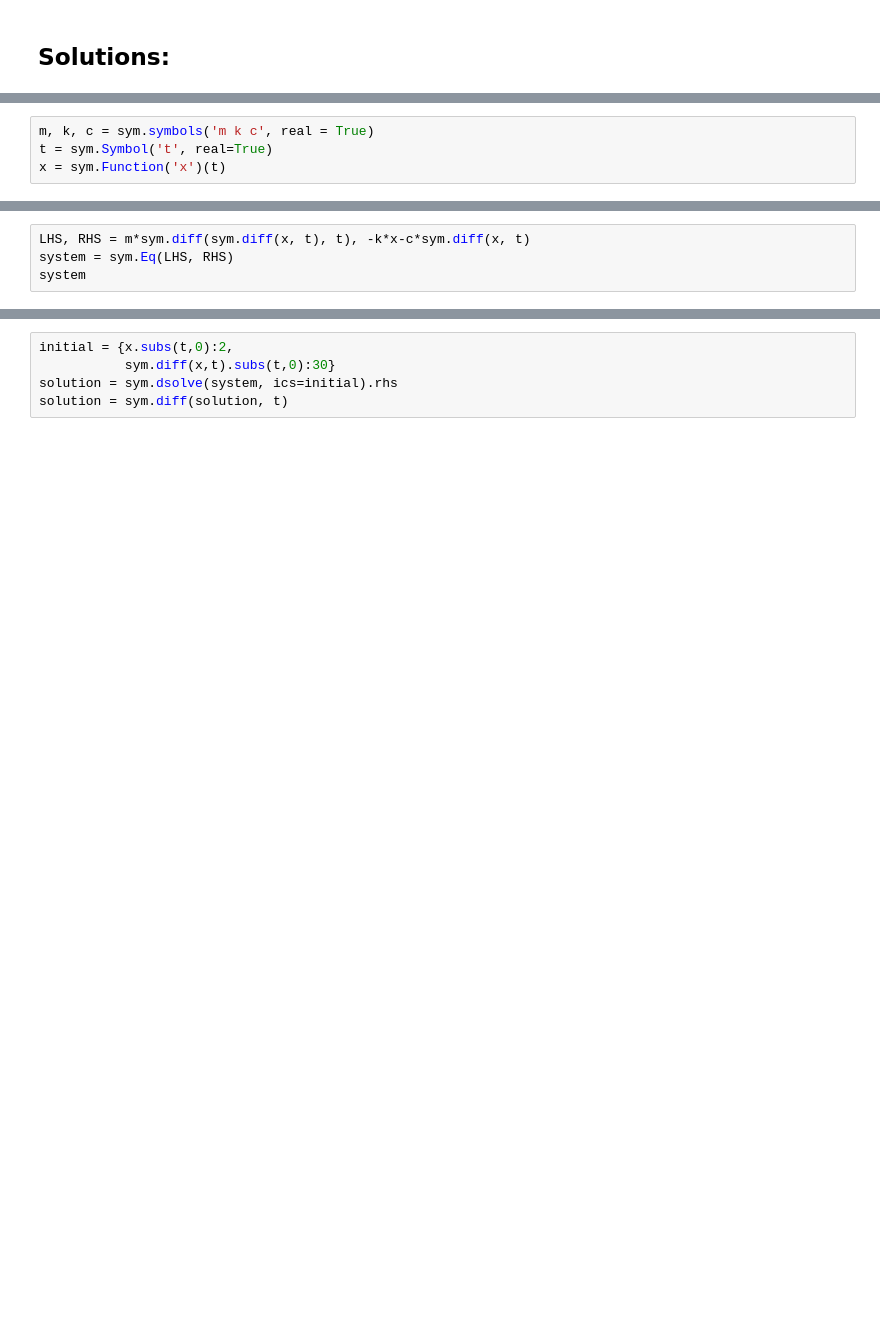
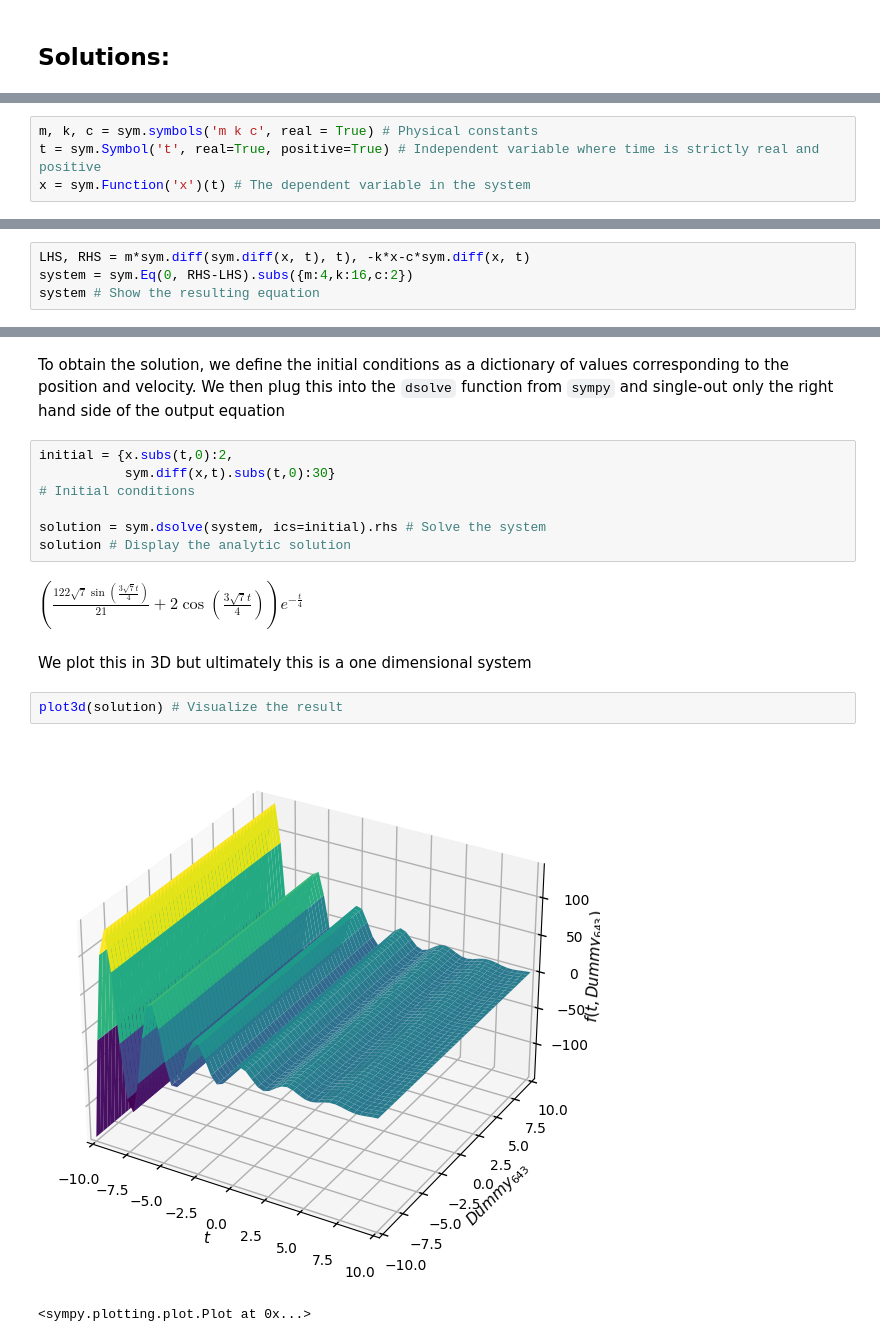
Before and after one commit to trevorolsson/Comp.-Phys.-Projects, a Jupyter notebook: Project 4/project4.ipynb, the cells around one changed output, grey strips where cells are left out. Cells and saved outputs as stored; diff of their text form; blank space fills up the shorter version.

```diff
--- a/Project 4/project4.ipynb
+++ b/Project 4/project4.ipynb
@@ -27,4 +220,4 @@ from sympy.plotting import plot
 # %%
-m, k, c = sym.symbols('m k c', real = True)
-t = sym.Symbol('t', real=True)
-x = sym.Function('x')(t)
+m, k, c = sym.symbols('m k c', real = True) # Physical constants
+t = sym.Symbol('t', real=True, positive=True) # Independent variable where time is strictly real and positive
+x = sym.Function('x')(t) # The dependent variable in the system
@@ -31,5 +226,5 @@ x = sym.Function('x')(t)
 # %%
 LHS, RHS = m*sym.diff(sym.diff(x, t), t), -k*x-c*sym.diff(x, t)
-system = sym.Eq(LHS, RHS)
-system
+system = sym.Eq(0, RHS-LHS).subs({m:4,k:16,c:2})
+system # Show the resulting equation
 # %% [output]
@@ -37,5 +232,18 @@ $\displaystyle m \frac{d^{2}}{d t^{2}} x{\left(t \right)} = - c \frac{d}{d t} x{
+# %% [markdown]
+To obtain the solution, we define the initial conditions as a dictionary of values corresponding to the position and velocity. We then plug this into the <code>dsolve</code> function from <code>sympy</code> and single-out only the right hand side of the output equation
 # %%
 initial = {x.subs(t,0):2,
            sym.diff(x,t).subs(t,0):30}
-solution = sym.dsolve(system, ics=initial).rhs
-solution = sym.diff(solution, t)
+# Initial conditions
+
+solution = sym.dsolve(system, ics=initial).rhs # Solve the system
+solution # Display the analytic solution
+# %% [output]
+$\displaystyle \left(\frac{122 \sqrt{7} \sin{\left(\frac{3 \sqrt{7} t}{4} \right)}}{21} + 2 \cos{\left(\frac{3 \sqrt{7} t}{4} \right)}\right) e^{- \frac{t}{4}}$
+# %% [markdown]
+We plot this in 3D but ultimately this is a one dimensional system
+# %%
+plot3d(solution) # Visualize the result
+# %% [output]
+[figure, added]
+<sympy.plotting.plot.Plot at 0x...>
```
Also changed, not shown: parts of 32 cells of this notebook.
